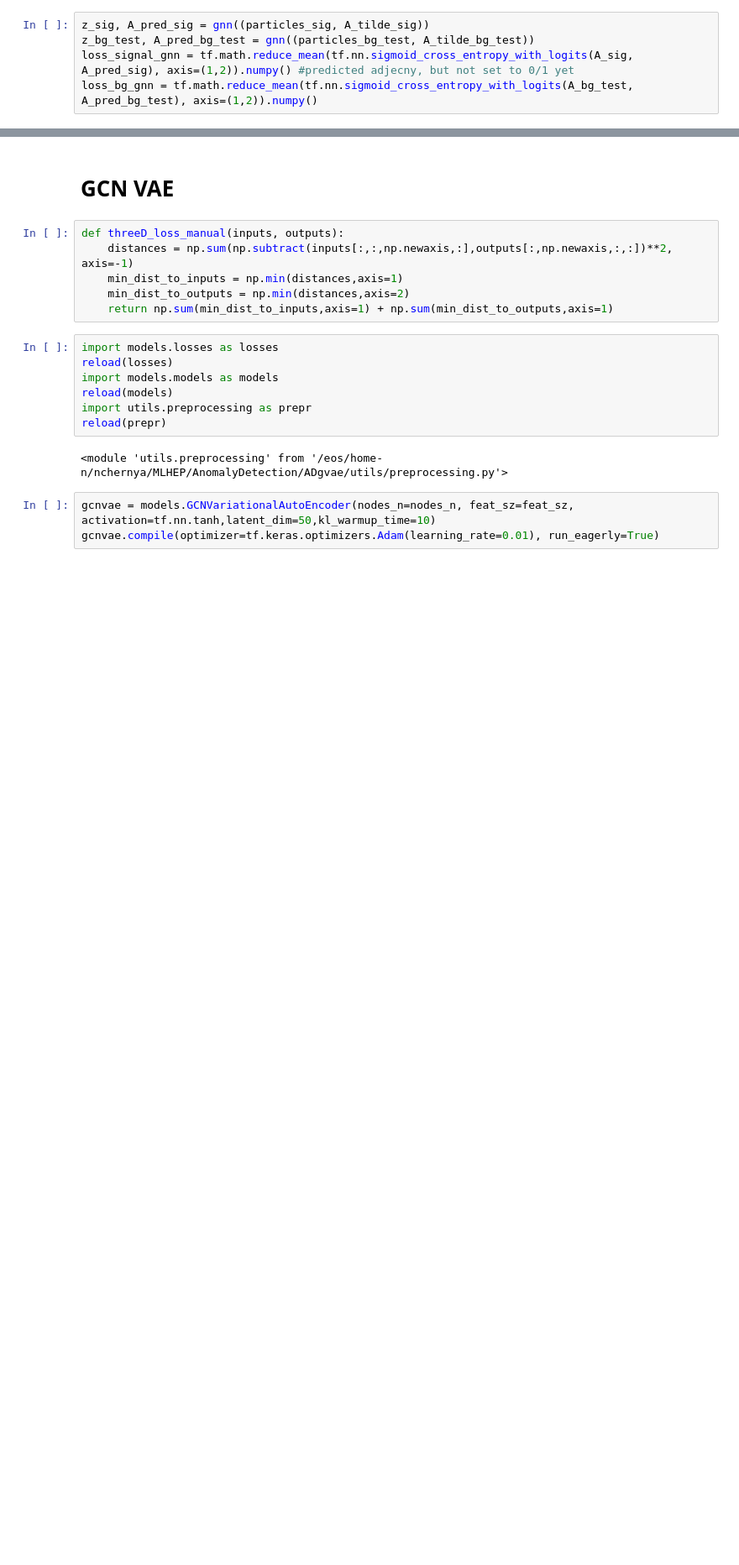
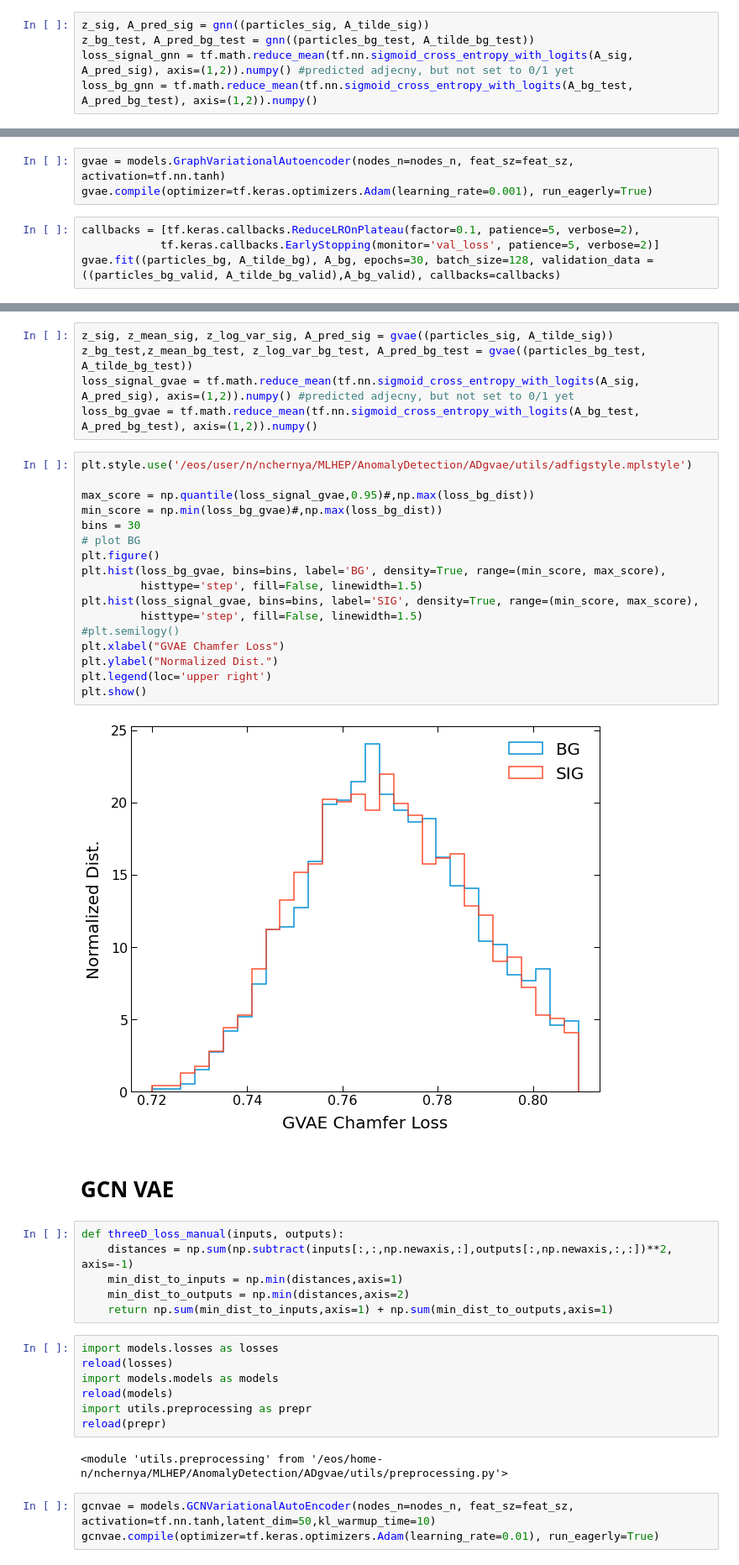
Before and after one commit to nadya-chernyavskaya/ADgvae, a Jupyter notebook: GCN_VAE.ipynb, the cells around one changed output, grey strips where cells are left out. Shown at 84% size. Saved outputs shown, nothing was run; the diff lists cells and outputs as text; blank space fills up the shorter version.

```diff
--- a/GCN_VAE.ipynb
+++ b/GCN_VAE.ipynb
@@ -126,0 +131,7 @@ plt.show()
+# %%
+gvae = models.GraphVariationalAutoencoder(nodes_n=nodes_n, feat_sz=feat_sz, activation=tf.nn.tanh)
+gvae.compile(optimizer=tf.keras.optimizers.Adam(learning_rate=0.001), run_eagerly=True)
+# %%
+callbacks = [tf.keras.callbacks.ReduceLROnPlateau(factor=0.1, patience=5, verbose=2),
+            tf.keras.callbacks.EarlyStopping(monitor='val_loss', patience=5, verbose=2)]
+gvae.fit((particles_bg, A_tilde_bg), A_bg, epochs=30, batch_size=128, validation_data = ((particles_bg_valid, A_tilde_bg_valid),A_bg_valid), callbacks=callbacks)
@@ -127,3 +157,27 @@ plt.show()
+# %%
+z_sig, z_mean_sig, z_log_var_sig, A_pred_sig = gvae((particles_sig, A_tilde_sig))
+z_bg_test,z_mean_bg_test, z_log_var_bg_test, A_pred_bg_test = gvae((particles_bg_test, A_tilde_bg_test))
+loss_signal_gvae = tf.math.reduce_mean(tf.nn.sigmoid_cross_entropy_with_logits(A_sig, A_pred_sig), axis=(1,2)).numpy() #predicted adjecny, but not set to 0/1 yet
+loss_bg_gvae = tf.math.reduce_mean(tf.nn.sigmoid_cross_entropy_with_logits(A_bg_test, A_pred_bg_test), axis=(1,2)).numpy()
+# %%
+plt.style.use('/eos/user/n/nchernya/MLHEP/AnomalyDetection/ADgvae/utils/adfigstyle.mplstyle')
+
+max_score = np.quantile(loss_signal_gvae,0.95)#,np.max(loss_bg_dist))
+min_score = np.min(loss_bg_gvae)#,np.max(loss_bg_dist))
+bins = 30
+# plot BG
+plt.figure()
+plt.hist(loss_bg_gvae, bins=bins, label='BG', density=True, range=(min_score, max_score),
+         histtype='step', fill=False, linewidth=1.5)
+plt.hist(loss_signal_gvae, bins=bins, label='SIG', density=True, range=(min_score, max_score),
+         histtype='step', fill=False, linewidth=1.5)
+#plt.semilogy()
+plt.xlabel("GVAE Chamfer Loss")
+plt.ylabel("Normalized Dist.")
+plt.legend(loc='upper right')
+plt.show()
+# %% [output]
+[figure, added]
 # %% [markdown]
 # GCN VAE
 # %%
```
Also changed, not shown: parts of 18 cells of this notebook.
